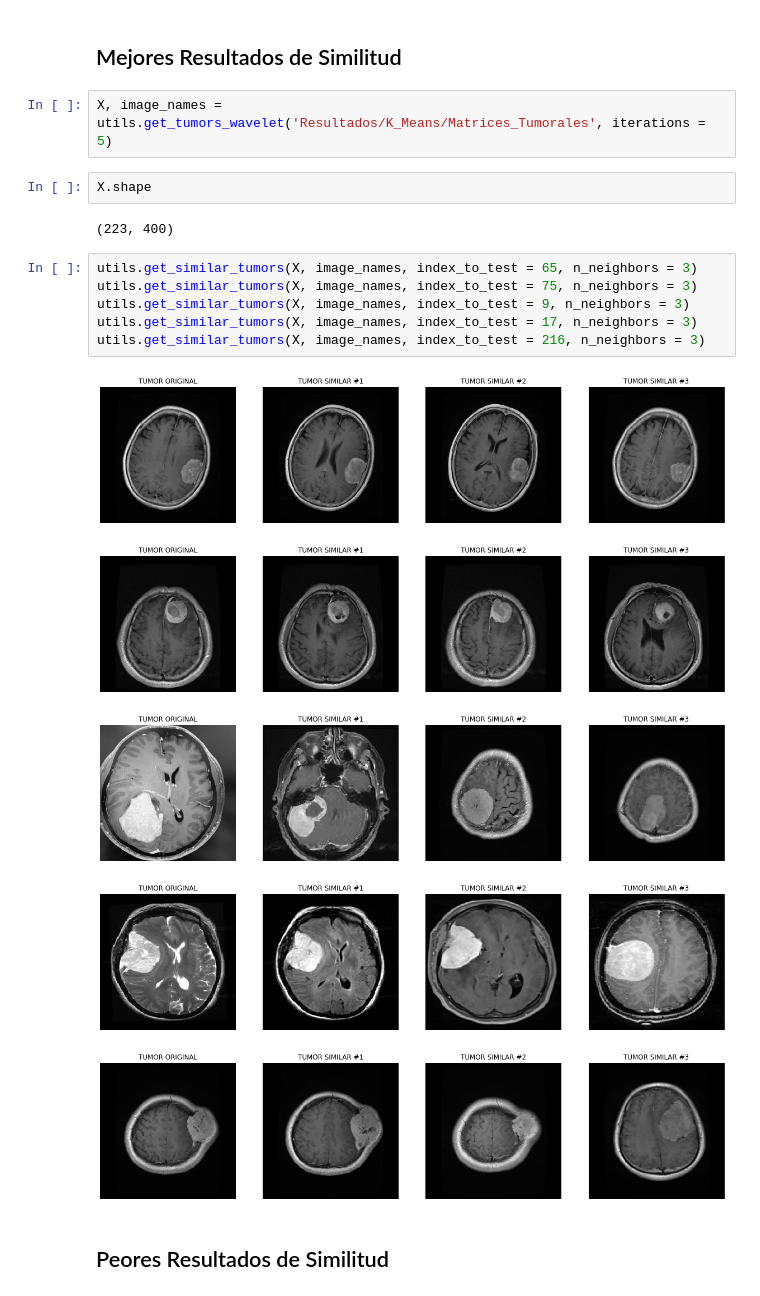
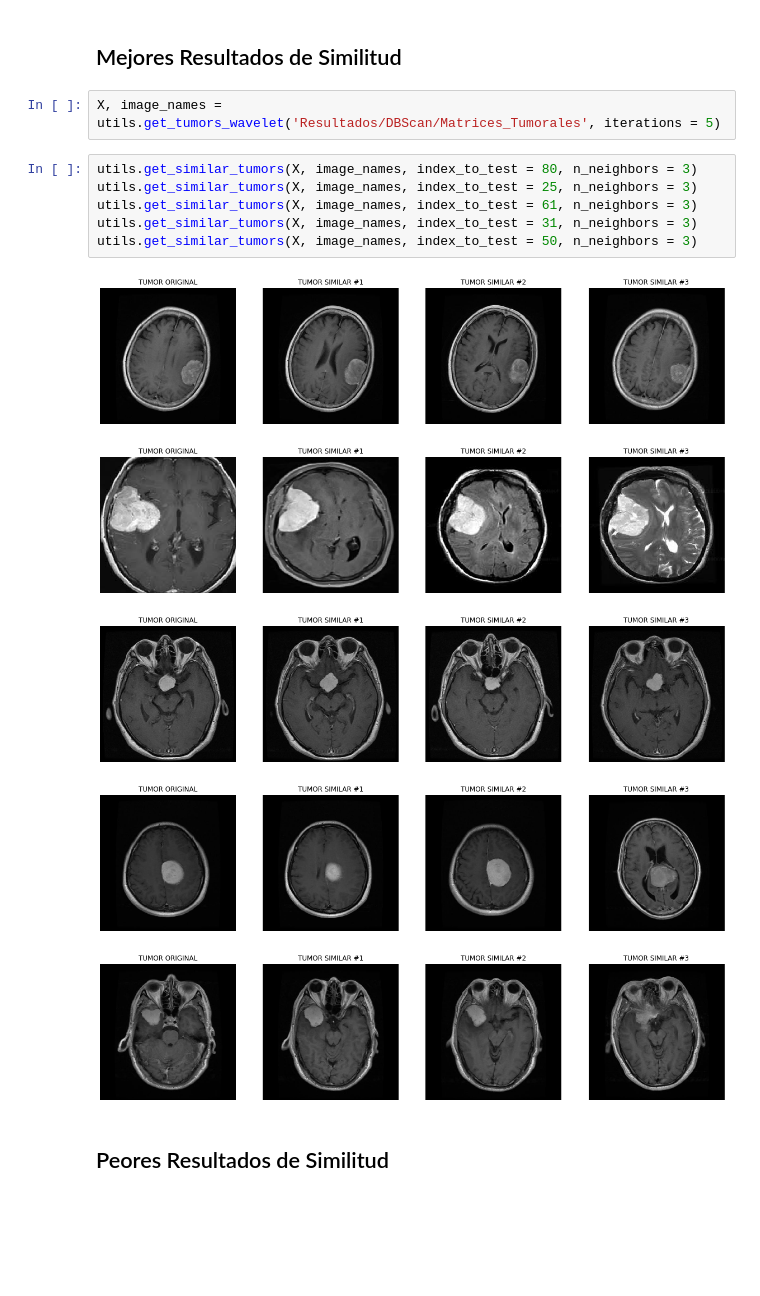
Before and after one commit to JerM1609/IA-P002, a Jupyter notebook: src/DBScan_6_Resultados_Similitud_KNN.ipynb, the cells around one changed output. Cells and saved outputs as stored; diff of their text form; blank space fills up the shorter version.

```diff
--- a/src/DBScan_6_Resultados_Similitud_KNN.ipynb
+++ b/src/DBScan_6_Resultados_Similitud_KNN.ipynb
@@ -8,23 +8,19 @@ import os
 # %% [markdown]
 ## Mejores Resultados de Similitud
 # %%
-X, image_names = utils.get_tumors_wavelet('Resultados/K_Means/Matrices_Tumorales', iterations = 5)
+X, image_names = utils.get_tumors_wavelet('Resultados/DBScan/Matrices_Tumorales', iterations = 5)
-# %%
-X.shape
-# %% [output]
-(223, 400)
 # %%
-utils.get_similar_tumors(X, image_names, index_to_test = 65, n_neighbors = 3)
-utils.get_similar_tumors(X, image_names, index_to_test = 75, n_neighbors = 3)
-utils.get_similar_tumors(X, image_names, index_to_test = 9, n_neighbors = 3)
-utils.get_similar_tumors(X, image_names, index_to_test = 17, n_neighbors = 3)
-utils.get_similar_tumors(X, image_names, index_to_test = 216, n_neighbors = 3)
+utils.get_similar_tumors(X, image_names, index_to_test = 80, n_neighbors = 3)
+utils.get_similar_tumors(X, image_names, index_to_test = 25, n_neighbors = 3)
+utils.get_similar_tumors(X, image_names, index_to_test = 61, n_neighbors = 3)
+utils.get_similar_tumors(X, image_names, index_to_test = 31, n_neighbors = 3)
+utils.get_similar_tumors(X, image_names, index_to_test = 50, n_neighbors = 3)
 # %% [output]
 [figure]
-[figure, old version]
+[figure, new version]
-[figure, old version]
+[figure, new version]
-[figure, old version]
+[figure, new version]
-[figure, old version]
+[figure, new version]
 # %% [markdown]
 ## Peores Resultados de Similitud
 # %%
```
Also changed, not shown: parts of 2 cells of this notebook.
